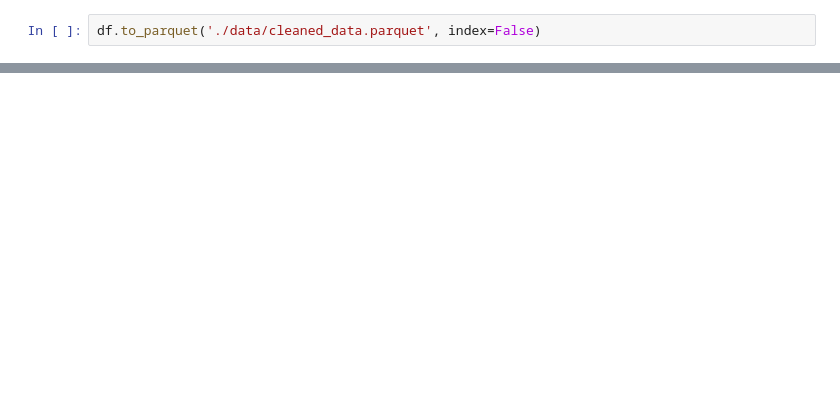
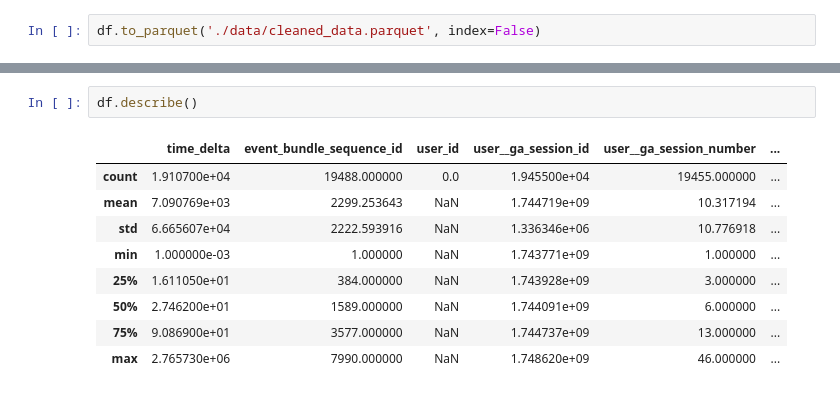
Before and after one commit to nocsaren/emoji-oracle-analytics, a Jupyter notebook: prepare_data.ipynb, the cells around one changed output, grey strips where cells are left out. Cells and saved outputs as stored; diff of their text form; blank space fills up the shorter version.

```diff
--- a/prepare_data.ipynb
+++ b/prepare_data.ipynb
@@ -260,0 +264,12 @@ array([nan, 'stone_mini_game', 'cauldron_mini_game', 'star_mini_game',
+# %%
+df.describe()
+# %% [output]
+|  | time_delta | event_bundle_sequence_id | user_id | user__ga_session_id | user__ga_session_number | ... |
+| count | 1.910700e+04 | 19488.000000 | 0.0 | 1.945500e+04 | 19455.000000 | ... |
+| mean | 7.090769e+03 | 2299.253643 | NaN | 1.744719e+09 | 10.317194 | ... |
+| std | 6.665607e+04 | 2222.593916 | NaN | 1.336346e+06 | 10.776918 | ... |
+| min | 1.000000e-03 | 1.000000 | NaN | 1.743771e+09 | 1.000000 | ... |
+| 25% | 1.611050e+01 | 384.000000 | NaN | 1.743928e+09 | 3.000000 | ... |
+| 50% | 2.746200e+01 | 1589.000000 | NaN | 1.744091e+09 | 6.000000 | ... |
+| 75% | 9.086900e+01 | 3577.000000 | NaN | 1.744737e+09 | 13.000000 | ... |
+| max | 2.765730e+06 | 7990.000000 | NaN | 1.748620e+09 | 46.000000 | ... |
```
Also changed, not shown: parts of 19 cells of this notebook, 6 other files.
